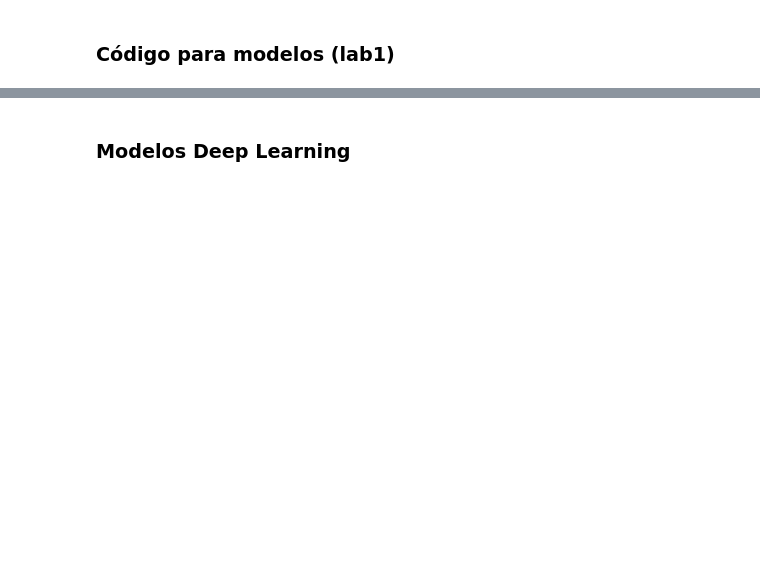
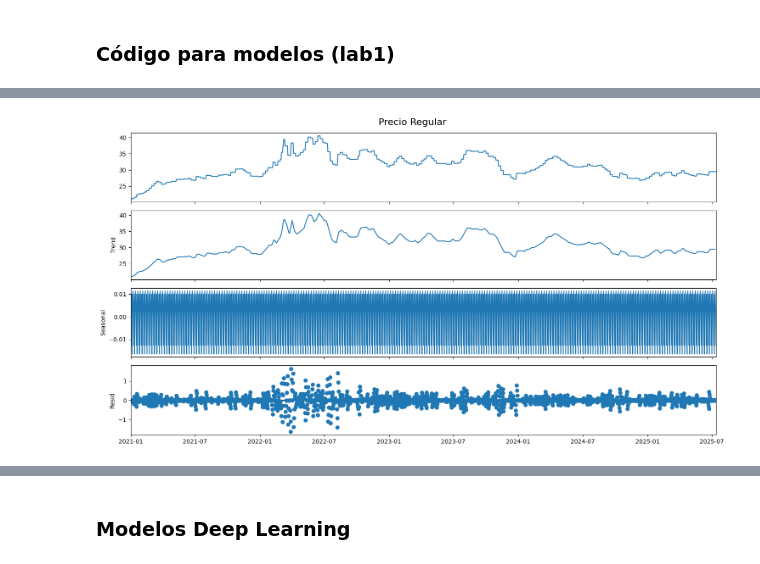
Before and after one commit to JosueSay/labs-ds, a Jupyter notebook: lab2/lab2.ipynb, the cells around one changed output, grey strips where cells are left out. Drawn from its saved outputs; the diff is of its cells as text; code cells hidden in the pictures; blank space fills up the shorter version.

```diff
--- a/lab2/lab2.ipynb
+++ b/lab2/lab2.ipynb
@@ -87,8 +115,22 @@ def plotSeries(df, column, title):
 # %%
-def decomposeSeries(series):
-    result = seasonal_decompose(series)
+def decomposeSeries(series, column, title, save=False, path=None):
+    s = series[column].copy()
+    s.name = ""
+
+    result = seasonal_decompose(s)
     fig = result.plot()
     fig.set_size_inches(15, 8)
+
+    fig.suptitle(title, fontsize=16)
+
     plt.tight_layout()
+    if save and path:
+        plt.savefig(path)
+
     plt.show()
+# %%
+if SHOW_RESULTS_LAB1:
+    decomposeSeries(df_precios, column="regular", title="Precio Regular", save=True, path=IMAGE_DIR + "/descomposition_regular.png")
+# %% [output]
+[figure, added]
 # %%
```
Also changed, not shown: parts of 17 cells of this notebook, 5 other files.
